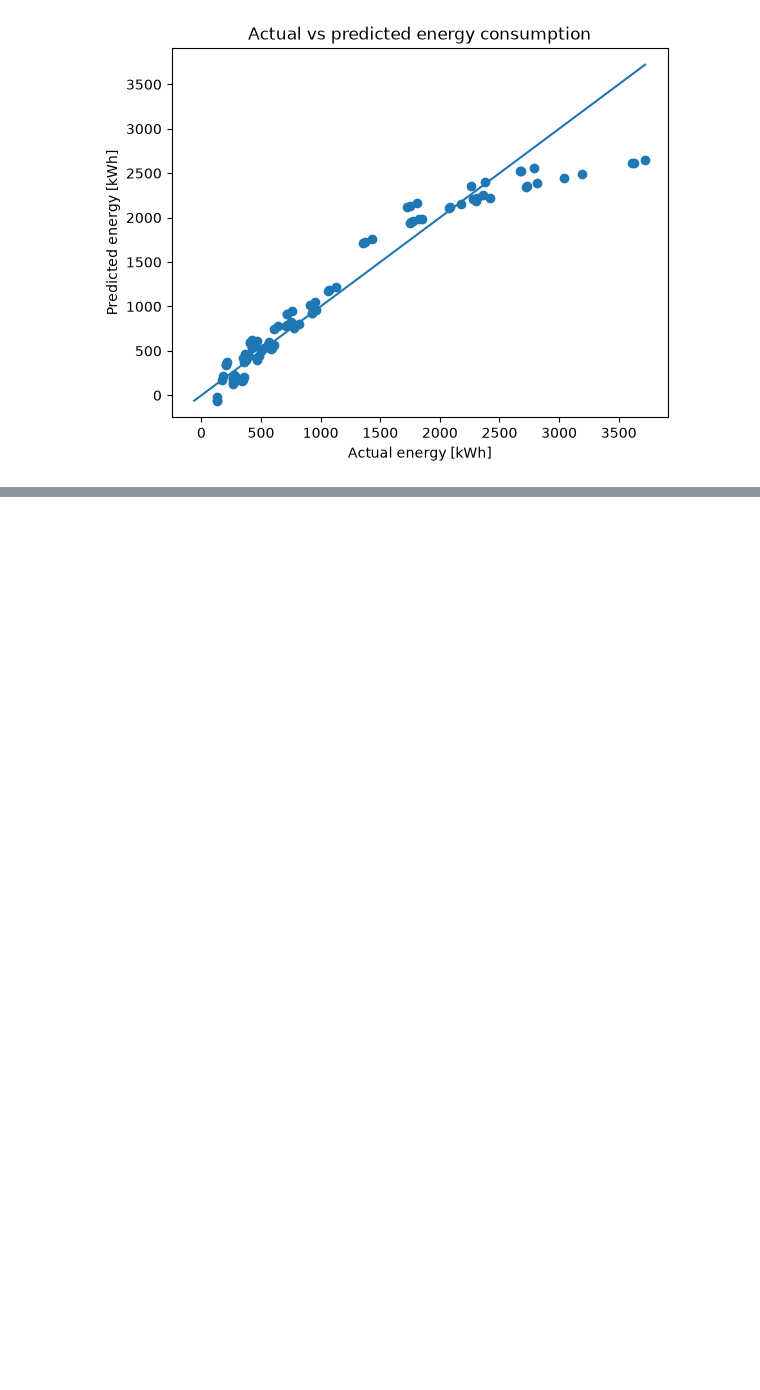
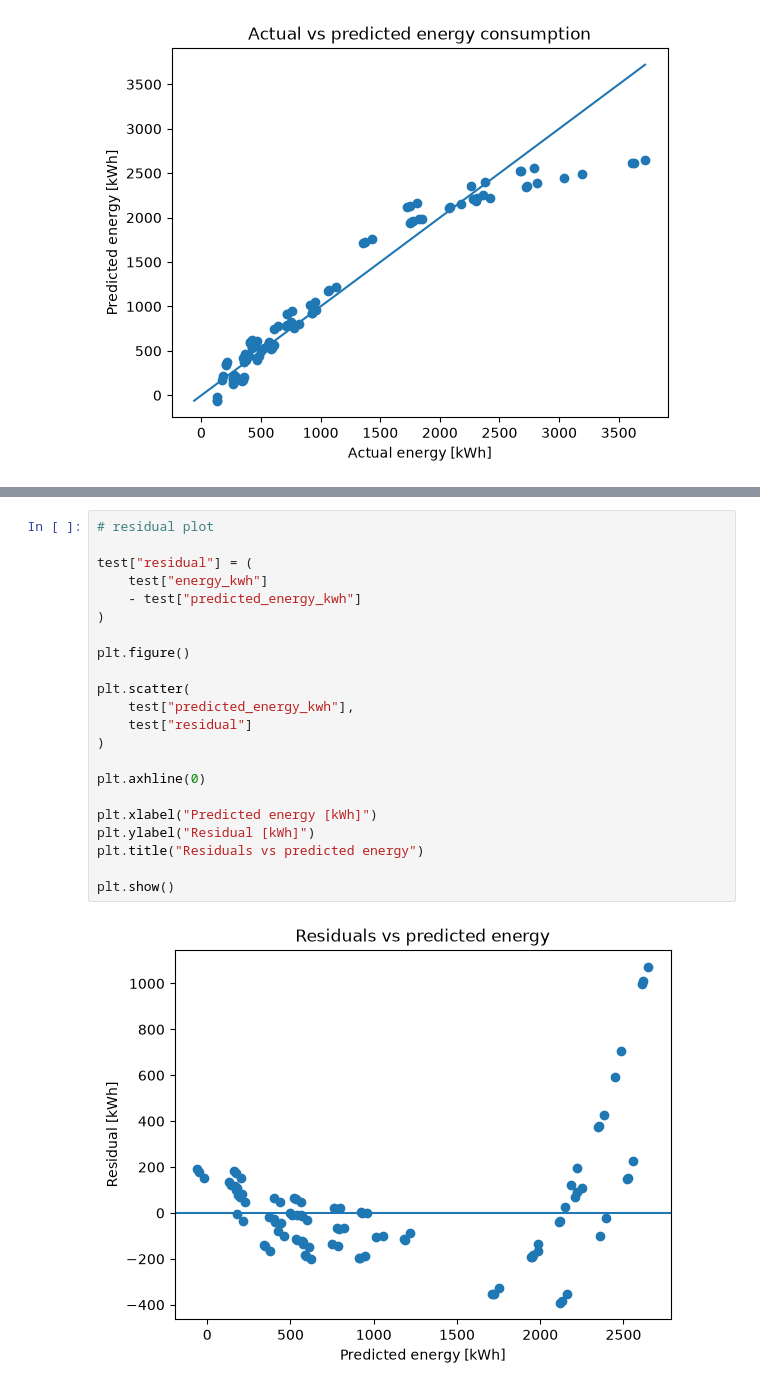
Before and after one commit to Back-on-Track-eu/night-train-target-network, a Jupyter notebook: backend/models/energy/notebooks/Regression_model_LS.ipynb, the cells around one changed output, grey strips where cells are left out. Saved outputs shown, nothing was run; the diff lists cells and outputs as text; blank space fills up the shorter version.

```diff
--- a/backend/models/energy/notebooks/Regression_model_LS.ipynb
+++ b/backend/models/energy/notebooks/Regression_model_LS.ipynb
@@ -337,0 +374,24 @@ Mean relative error: 22.69
+# %%
+# residual plot
+
+test["residual"] = (
+    test["energy_kwh"]
+    - test["predicted_energy_kwh"]
+)
+
+plt.figure()
+
+plt.scatter(
+    test["predicted_energy_kwh"],
+    test["residual"]
+)
+
+plt.axhline(0)
+
+plt.xlabel("Predicted energy [kWh]")
+plt.ylabel("Residual [kWh]")
+plt.title("Residuals vs predicted energy")
+
+plt.show()
+# %% [output]
+[figure, added]
```
Also changed, not shown: parts of 13 cells of this notebook.
